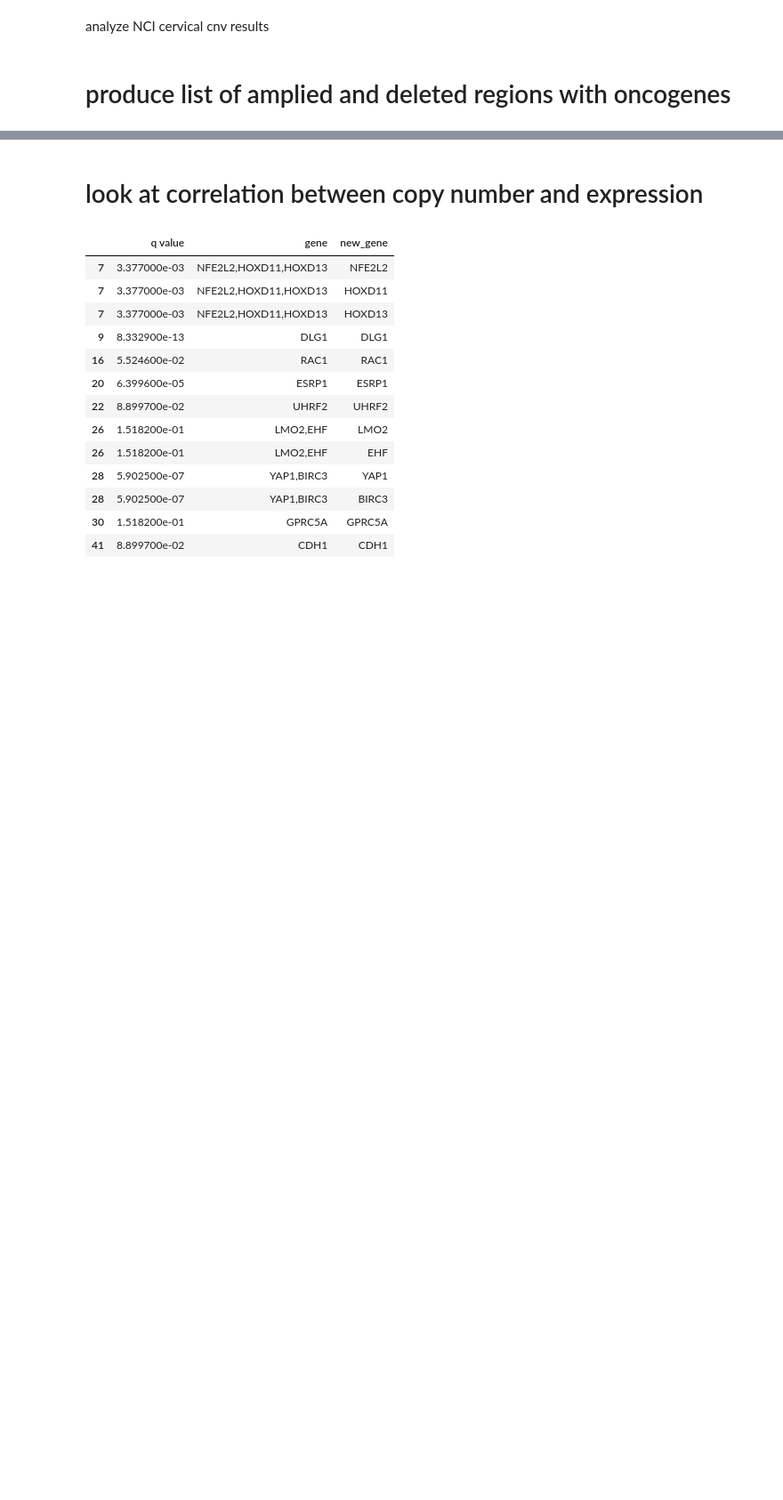
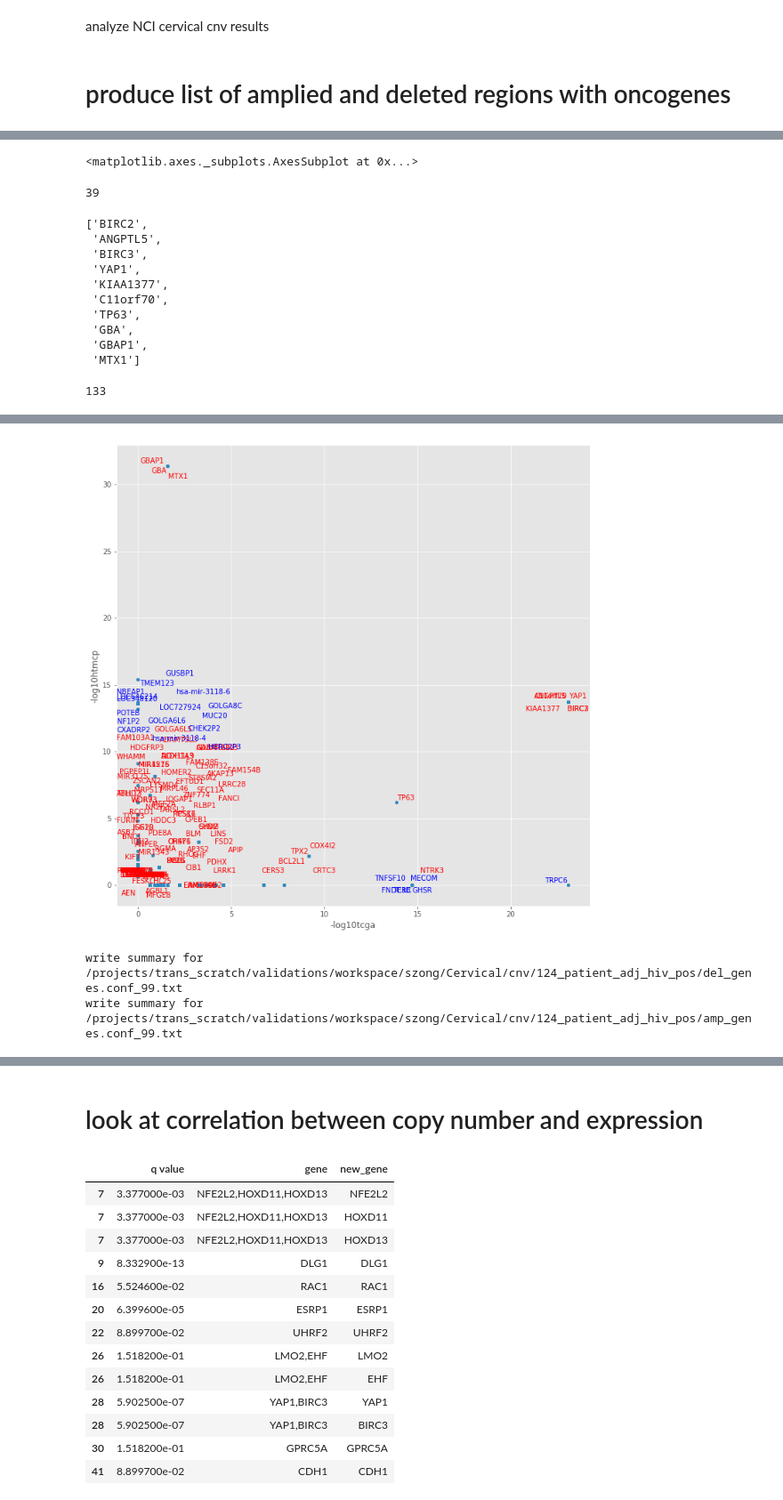
Before and after one commit to stuartzong/notebook, a Jupyter notebook: summarize_GISTIC_genes.ipynb, the cells around one changed output, grey strips where cells are left out. Shown at 89% size. Drawn from its saved outputs; the diff is of its cells as text; code cells hidden in the pictures; blank space fills up the shorter version.

```diff
--- a/summarize_GISTIC_genes.ipynb
+++ b/summarize_GISTIC_genes.ipynb
@@ -129,0 +192,5 @@ ndf['hiv+q'].hist()
+# %%
+dfm = (dfm.set_index(var)).astype(float)
+# %%
+dfm['-log10tcga'] = - np.log10(dfm['q_value_x'])
+dfm['-log10htmcp'] = - np.log10(dfm['q_value_y'])
@@ -129,0 +255,5 @@ ndf['hiv+q'].hist()
+# %%
+
+len(set(dfm[(dfm[var1]>0.1)&(dfm[var2]>0.1)].index.tolist()))
+for i in dfm[(dfm[var1]>0.1)&(dfm[var2]>0.1)].index.tolist():
+    print(i)
@@ -129,0 +325,49 @@ ndf['hiv+q'].hist()
+# %%
+
+dfm=dfm.fillna(1)
+dfm.rename(index={'MLL2':'KMT2D'}, inplace=True)
+dfm.plot.scatter(var1, var2, figsize=(12,12)) #, xlim=(-2, 40), ylim=(-2, 40))
+# plt.hlines(1, 0, 50, colors='r', linestyles='dashed')
+# plt.vlines(1, 0, 12, colors='r', linestyles='dashed')
+# plt.ylabel('-log10(q)', fontsize=10)
+dfn = dfm[(dfm[var1] > 1)&(dfm[var2] > 1)]
+# dfn = dfm[(dfm[var1] > .6)&(dfm[var2] > .6)|(dfm[var1] > 10)|(dfm[var2] > 20)]
+text1 = [plt.text(a, b, c, color='red') for a, b, c in zip(dfn[var1], dfn[var2], dfn.index)]
+adjust_text(text1)
+
+
+ix= dfn.index
+
+
+
+
+
+dfn2 = dfm[(dfm[var1] > 10)|(dfm[var2] > 10)]
+
+# texts = text1+text2
+ix2 = dfn2.index
+to_drop = [i for i in ix2 if i in ix]
+to_drop
+ix3 = dfn2.index.drop(to_drop)
+dfn3 = dfn2.loc[ix3,]
+# text3 = [i for i in text2 if i not in text1]
+text3 = [plt.text(a, b, c, color='blue') for a, b, c in zip(dfn3[var1], dfn3[var2], dfn3.index)]
+adjust_text(text3)
+
+of = f'{wkdir}htmcp_tcga_shared_uniq_amp_genes.png'
+%time plt.savefig(of, bbox_inches='tight',dpi=200)
+plt.show()
+# %% [output]
+<matplotlib.axes._subplots.AxesSubplot at 0x...>
+39
+['BIRC2',
+ 'ANGPTL5',
+ 'BIRC3',
+ 'YAP1',
+ 'KIAA1377',
+ 'C11orf70',
+ 'TP63',
+ 'GBA',
+ 'GBAP1',
+ 'MTX1']
+133
@@ -129,0 +376 @@ ndf['hiv+q'].hist()
+[figure, added]
@@ -129,0 +379,12 @@ ndf['hiv+q'].hist()
+# %%
+# files = ['/home/szong/bin/GISTIC_2_0_22/124_patient_adj_hiv_pos/del_genes.conf_99.txt',
+#          '/home/szong/bin/GISTIC_2_0_22/124_patient_adj_hiv_pos/amp_genes.conf_99.txt']
+# files = ['/home/szong/bin/GISTIC_2_0_22/124_patient_adj_3k_0.1_1Mb/del_genes.conf_99.txt',
+#          '/home/szong/bin/GISTIC_2_0_22/124_patient_adj_3k_0.1_1Mb/amp_genes.conf_99.txt']
+files = ['/projects/trans_scratch/validations/workspace/szong/Cervical/cnv/124_patient_adj_hiv_pos/del_genes.conf_99.txt',
+#         '/projects/trans_scratch/validations/workspace/szong/Cervical/cnv/124_patient_adj_hiv_pos/amp_genes.conf_99.txt']
+for inf in files:
+    df1 = summarize_genes(inf, tgs)
+# %% [output]
+write summary for /projects/trans_scratch/validations/workspace/szong/Cervical/cnv/124_patient_adj_hiv_pos/del_genes.conf_99.txt
+write summary for /projects/trans_scratch/validations/workspace/szong/Cervical/cnv/124_patient_adj_hiv_pos/amp_genes.conf_99.txt
```
Also changed, not shown: parts of 63 cells of this notebook, 20 other files.
